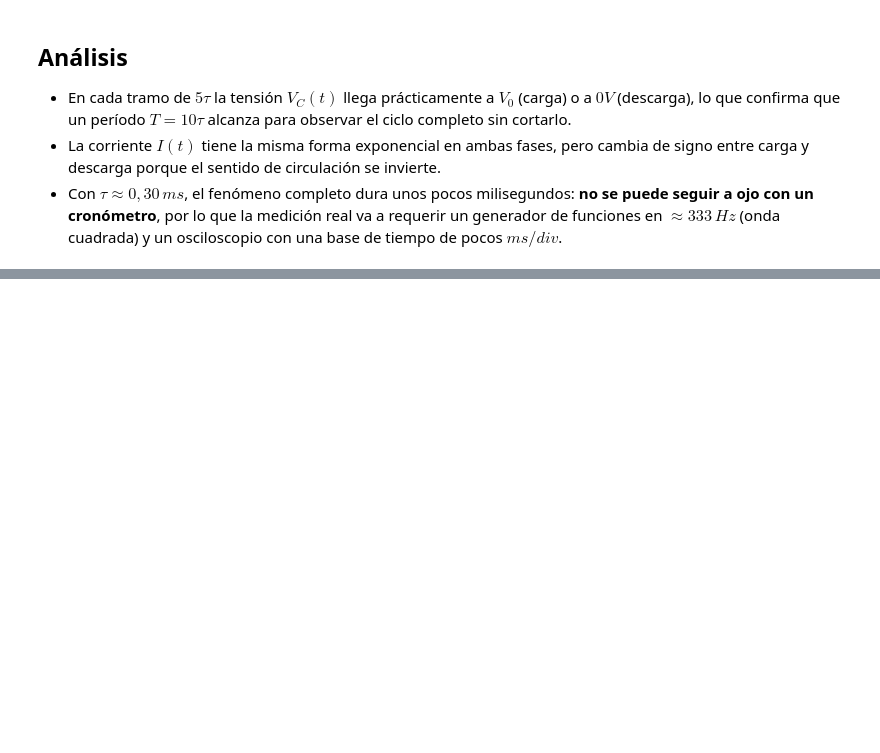
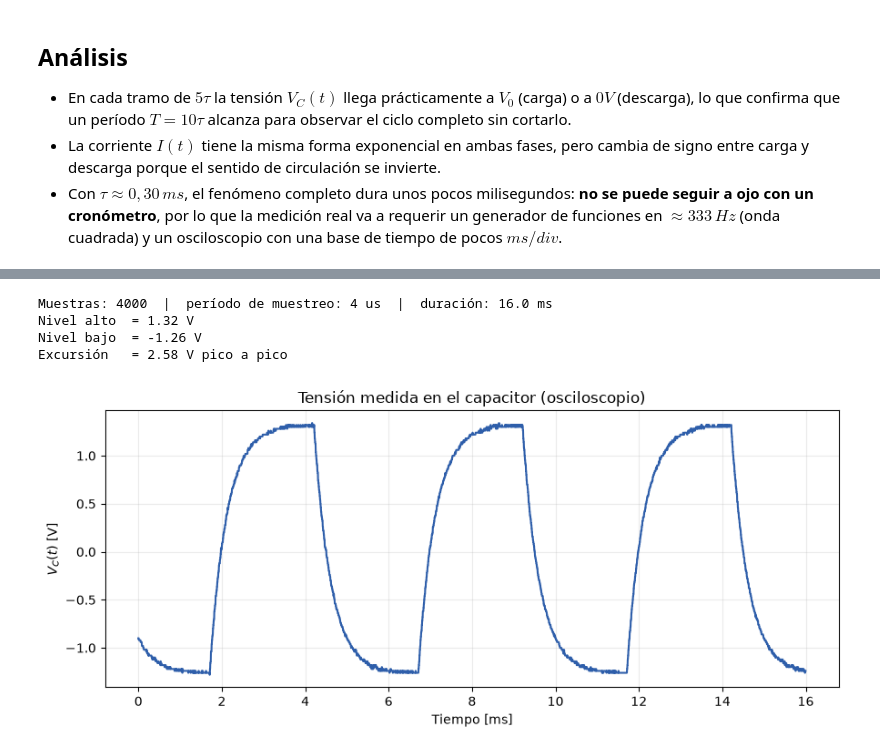
Before and after one commit to fernandatperez/EYM-TP1, a Jupyter notebook: tp3_carga_descarga_capacitor.ipynb, the cells around one changed output, grey strips where cells are left out. Drawn from its saved outputs; the diff is of its cells as text; code cells hidden in the pictures; blank space fills up the shorter version.

```diff
--- a/tp3_carga_descarga_capacitor.ipynb
+++ b/tp3_carga_descarga_capacitor.ipynb
@@ -151,0 +152,44 @@ Esta muestra teórica sirve como referencia para configurar el generador de func
+# %%
+# Lectura del CSV del osciloscopio: encabezado + datos crudos
+with open("DS0000.CSV") as f:
+    lineas = f.read().splitlines()
+
+encabezado = {}
+for k, linea in enumerate(lineas):
+    campos = linea.split(",")
+    if campos[0] == "Waveform Data":
+        i_datos = k + 1
+        break
+    encabezado[campos[0]] = campos[1]
+
+raw = np.array([float(l.split(",")[0]) for l in lineas[i_datos:] if l.strip()])
+v_div = float(encabezado["Vertical Scale"])   # [V/div]
+dt = float(encabezado["Sampling Period"])     # [s]
+
+t_med = np.arange(len(raw)) * dt
+v_med = raw * v_div / 25                      # 25 cuentas por división vertical
+
+# Niveles alto y bajo de la señal (mediana de los extremos, para no depender del ruido)
+v_alto = np.median(v_med[v_med > np.percentile(v_med, 90)])
+v_bajo = np.median(v_med[v_med < np.percentile(v_med, 10)])
+
+print(f"Muestras: {len(raw)}  |  período de muestreo: {dt*1e6:.0f} us  |  duración: {t_med[-1]*1e3:.1f} ms")
+print(f"Nivel alto  = {v_alto:.2f} V")
+print(f"Nivel bajo  = {v_bajo:.2f} V")
+print(f"Excursión   = {v_alto - v_bajo:.2f} V pico a pico")
+# %% [output]
+Muestras: 4000  |  período de muestreo: 4 us  |  duración: 16.0 ms
+Nivel alto  = 1.32 V
+Nivel bajo  = -1.26 V
+Excursión   = 2.58 V pico a pico
+# %%
+fig, ax = plt.subplots(figsize=(9, 4))
+ax.plot(t_med * 1e3, v_med, color="#2E5EAA", linewidth=1.5)
+ax.set_xlabel("Tiempo [ms]")
+ax.set_ylabel(r"$V_C(t)$ [V]")
+ax.set_title("Tensión medida en el capacitor (osciloscopio)")
+ax.grid(alpha=0.25)
+fig.tight_layout()
+plt.show()
+# %% [output]
+[figure, added]
```
Also changed, not shown: parts of 9 cells of this notebook, 1 other file.
